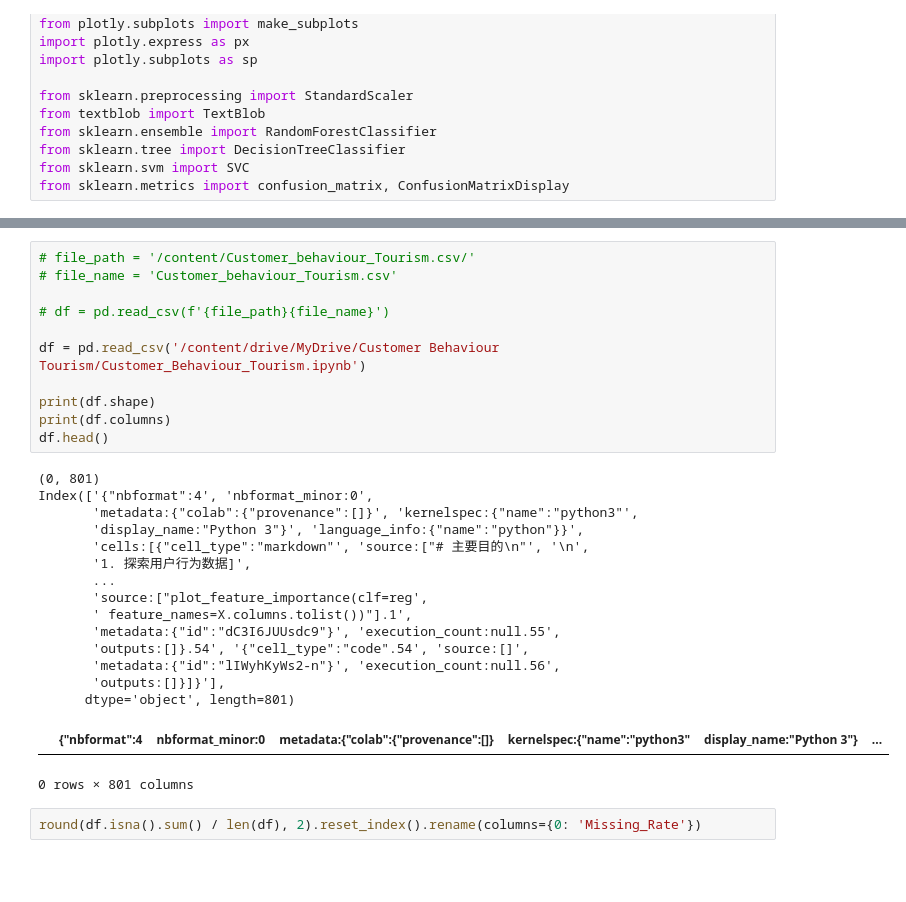
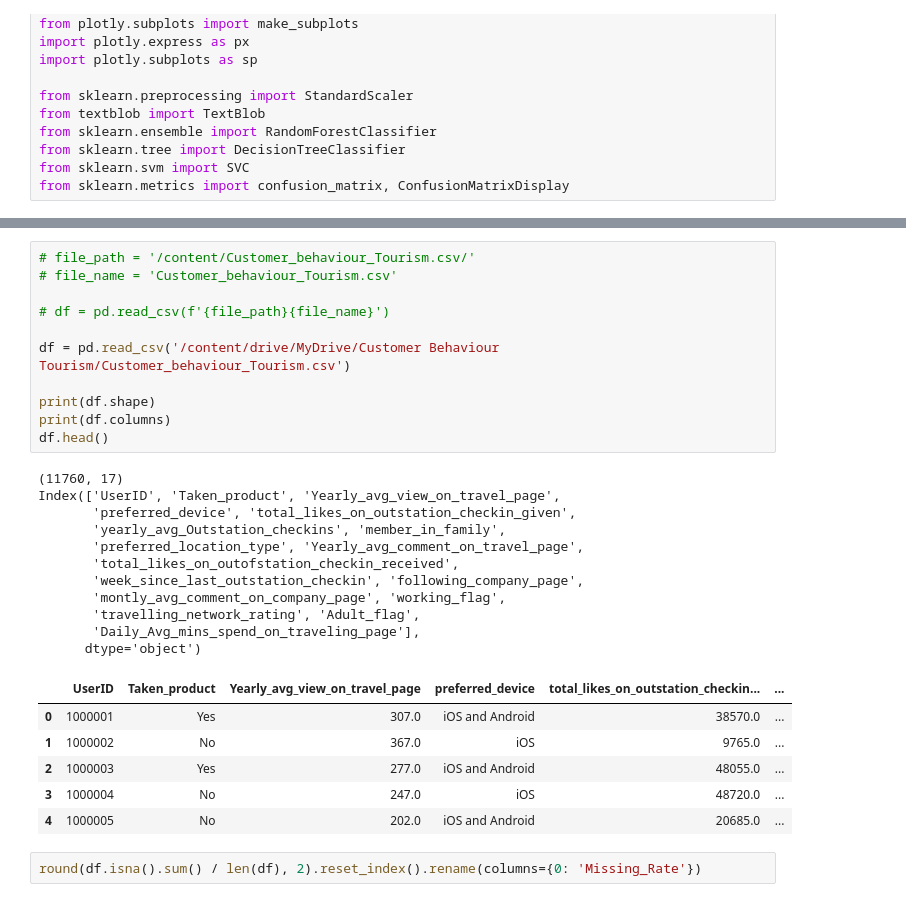
Before and after one commit to YanLAMgg/Customer_Behaviour_Tourism, a Jupyter notebook: Customer_Behaviour_Tourism_v1.ipynb, the cells around one changed output, grey strips where cells are left out. Drawn from its saved outputs; the diff is of its cells as text; blank space fills up the shorter version.

```diff
--- a/Customer_Behaviour_Tourism_v1.ipynb
+++ b/Customer_Behaviour_Tourism_v1.ipynb
@@ -29,31 +31,32 @@ Mounted at /content/drive
 # %%
 # file_path = '/content/Customer_behaviour_Tourism.csv/'
 # file_name = 'Customer_behaviour_Tourism.csv'
 
 # df = pd.read_csv(f'{file_path}{file_name}')
 
-df = pd.read_csv('/content/drive/MyDrive/Customer Behaviour Tourism/Customer_Behaviour_Tourism.ipynb')
+df = pd.read_csv('/content/drive/MyDrive/Customer Behaviour Tourism/Customer_behaviour_Tourism.csv')
 
 print(df.shape)
 print(df.columns)
 df.head()
 # %% [output]
-(0, 801)
-Index(['{"nbformat":4', 'nbformat_minor:0',
-       'metadata:{"colab":{"provenance":[]}', 'kernelspec:{"name":"python3"',
-       'display_name:"Python 3"}', 'language_info:{"name":"python"}}',
-       'cells:[{"cell_type":"markdown"', 'source:["# 主要目的\n"', '\n',
-       '1. 探索用户行为数据]',
-       ...
-       'source:["plot_feature_importance(clf=reg',
-       ' feature_names=X.columns.tolist())"].1',
-       'metadata:{"id":"dC3I6JUUsdc9"}', 'execution_count:null.55',
-       'outputs:[]}.54', '{"cell_type":"code".54', 'source:[]',
-       'metadata:{"id":"lIWyhKyWs2-n"}', 'execution_count:null.56',
-       'outputs:[]}]}'],
-      dtype='object', length=801)
+(11760, 17)
+Index(['UserID', 'Taken_product', 'Yearly_avg_view_on_travel_page',
+       'preferred_device', 'total_likes_on_outstation_checkin_given',
+       'yearly_avg_Outstation_checkins', 'member_in_family',
+       'preferred_location_type', 'Yearly_avg_comment_on_travel_page',
+       'total_likes_on_outofstation_checkin_received',
+       'week_since_last_outstation_checkin', 'following_company_page',
+       'montly_avg_comment_on_company_page', 'working_flag',
+       'travelling_network_rating', 'Adult_flag',
+       'Daily_Avg_mins_spend_on_traveling_page'],
+      dtype='object')
-|  | {"nbformat":4 | nbformat_minor:0 | metadata:{"colab":{"provenance":[]} | kernelspec:{"name":"python3" | display_name:"Python 3"} | ... |
+|  | UserID | Taken_product | Yearly_avg_view_on_travel_page | preferred_device | total_likes_on_outstation_checkin... | ... |
+| 0 | 1000001 | Yes | 307.0 | iOS and Android | 38570.0 | ... |
+| 1 | 1000002 | No | 367.0 | iOS | 9765.0 | ... |
+| 2 | 1000003 | Yes | 277.0 | iOS and Android | 48055.0 | ... |
+| 3 | 1000004 | No | 247.0 | iOS | 48720.0 | ... |
+| 4 | 1000005 | No | 202.0 | iOS and Android | 20685.0 | ... |
-0 rows × 801 columns
 # %%
 round(df.isna().sum() / len(df), 2).reset_index().rename(columns={0: 'Missing_Rate'})
 # %% [output]
```
Also changed, not shown: parts of 13 cells of this notebook.
